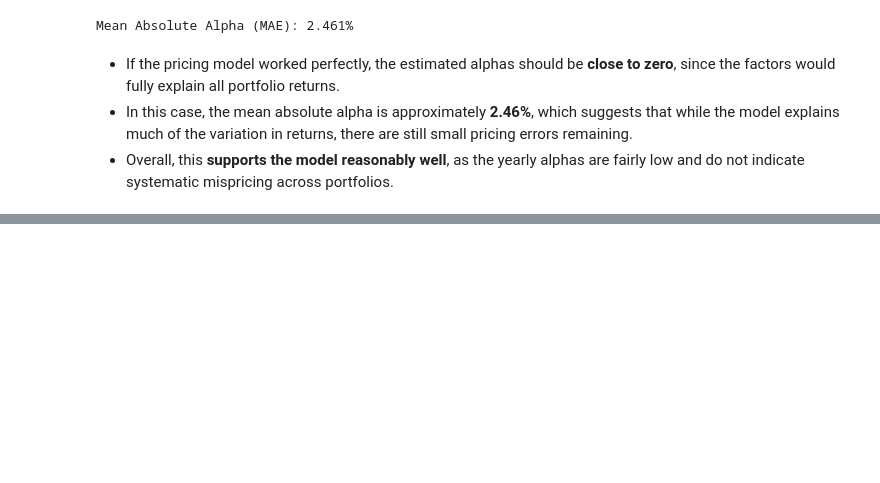
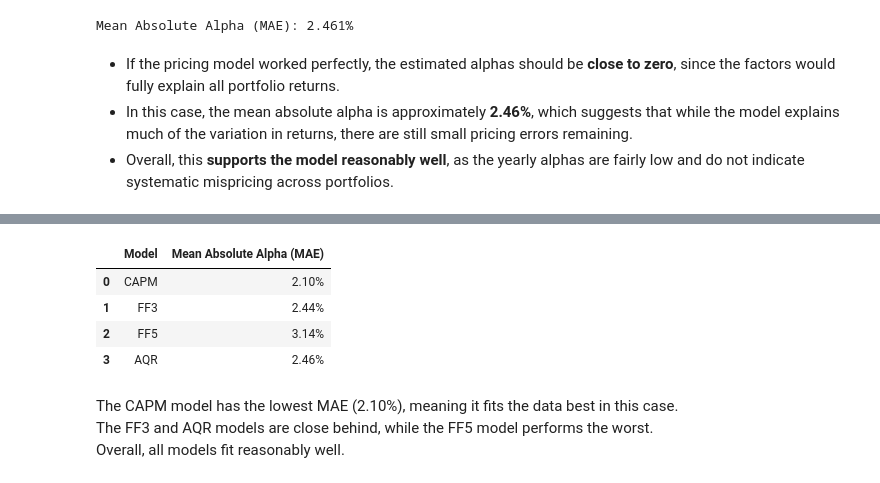
Before and after one commit to amclaugh26/PortfolioHomeworkGroupB, a Jupyter notebook: assignment_5/smart_beta_and_factor_investing.ipynb, the cells around one changed output, grey strips where cells are left out. Saved outputs shown, nothing was run; the diff lists cells and outputs as text; code cells hidden in the pictures; blank space fills up the shorter version.

```diff
--- a/assignment_5/smart_beta_and_factor_investing.ipynb
+++ b/assignment_5/smart_beta_and_factor_investing.ipynb
@@ -280,6 +280,9 @@ Test the **AQR 4-Factor Model** using the time-series test.
 For each regression, report the estimated **α** (alpha) and **R²**.
 # %%
 AQR_FACTORS = ['MKT', 'HML', 'RMW', 'UMD']
+CAPM_FACTORS = ['MKT']
+FF3_FACTORS = ['MKT', 'SMB', 'HML']
+FF5_FACTORS = ['MKT', 'SMB', 'HML', 'RMW', 'CMA']
 # %%
 def calc_alphas_and_rsquared(portfolio_rets, factor_rets, freq, base_factors):
     X = sm.add_constant(factor_rets[base_factors])
@@ -337,0 +349,23 @@ Mean Absolute Alpha (MAE): 2.461%
+# %%
+capm_results = calc_alphas_and_rsquared(portfolio_rets, factors, 12, CAPM_FACTORS)
+ff3_results  = calc_alphas_and_rsquared(portfolio_rets, factors, 12, FF3_FACTORS)
+ff5_results  = calc_alphas_and_rsquared(portfolio_rets, factors, 12, FF5_FACTORS)
+
+capm_mae = capm_results['alpha'].abs().mean()
+ff3_mae  = ff3_results['alpha'].abs().mean()
+ff5_mae  = ff5_results['alpha'].abs().mean()
+
+# Combine results in one DataFrame
+all_mae = pd.DataFrame({'Model': ['CAPM', 'FF3', 'FF5', 'AQR'], 'Mean Absolute Alpha (MAE)': [capm_mae, ff3_mae, ff5_mae, aqr_mae]})
+
+display(all_mae.style.format({'Mean Absolute Alpha (MAE)': '{:.2%}'}))
+# %% [output]
+|  | Model | Mean Absolute Alpha (MAE) |
+| 0 | CAPM | 2.10% |
+| 1 | FF3 | 2.44% |
+| 2 | FF5 | 3.14% |
+| 3 | AQR | 2.46% |
+# %% [markdown]
+The CAPM model has the lowest MAE (2.10%), meaning it fits the data best in this case.
+The FF3 and AQR models are close behind, while the FF5 model performs the worst.
+Overall, all models fit reasonably well.
```
Also changed, not shown: parts of 1 cell of this notebook.
